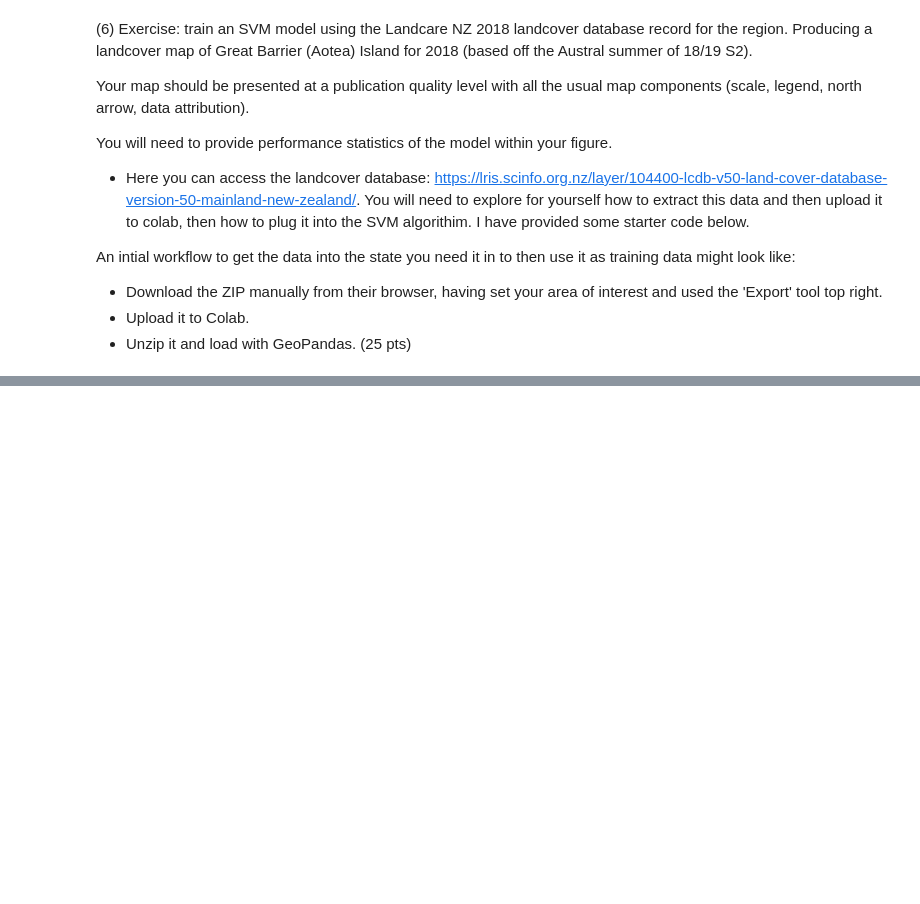
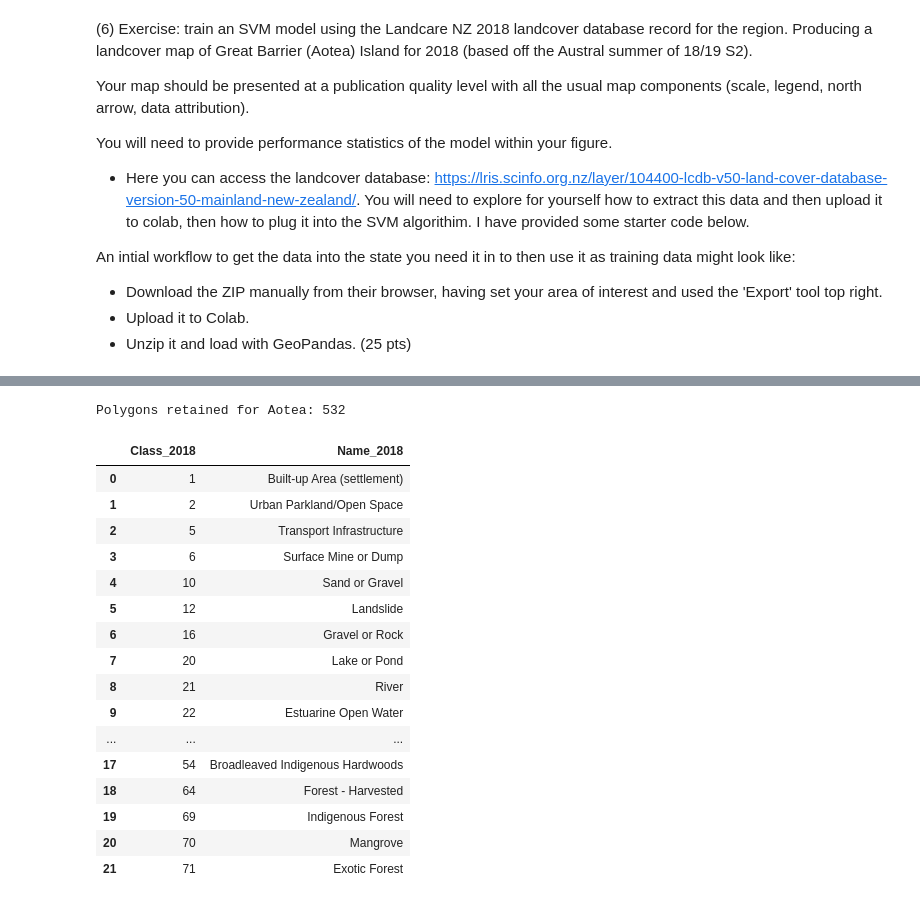
Before and after one commit to lucyr123/SatelliteDataAI-UOA, a Jupyter notebook: Lab-Notebooks/761_Lab2.ipynb, the cells around one changed output, grey strips where cells are left out. Saved outputs shown, nothing was run; the diff lists cells and outputs as text; code cells hidden in the pictures; blank space fills up the shorter version.

```diff
--- a/Lab-Notebooks/761_Lab2.ipynb
+++ b/Lab-Notebooks/761_Lab2.ipynb
@@ -777 +708,50 @@ display(classes_present)
+# %%
+# Restrict the LCDB data to Aotea / Great Barrier Island
+# Convert to WGS84 for clipping and Google Earth Engine.
+gdf = gdf.to_crs("EPSG:4326")
+
+# Tight study-area box around Aotea. This excludes Little Barrier and most surrounding islands/ocean.
+aotea_bounds = [175.25, -36.43, 175.61, -35.97]  # west, south, east, north
+w, s, e, n = aotea_bounds
+bbox_geom = box(w, s, e, n)
+
+# Clip the downloaded polygons locally before sending them to Earth Engine.
+gdf = gdf[gdf.geometry.intersects(bbox_geom)].copy()
+gdf["geometry"] = gdf.geometry.intersection(bbox_geom)
+gdf = gdf[~gdf.geometry.is_empty].copy()
+gdf = gdf[gdf["Class_2018"].notna()].copy()
+gdf["Class_2018"] = gdf["Class_2018"].astype(int)
+
+# Repair invalid geometries
+gdf["geometry"] = gdf.geometry.buffer(0)
+gdf = gdf[~gdf.geometry.is_empty].copy()
+
+print("Polygons retained for Aotea:", len(gdf))
+
+classes_present = (
+    gdf[["Class_2018", "Name_2018"]]
+    .drop_duplicates()
+    .sort_values("Class_2018")
+    .reset_index(drop=True)
+)
+display(classes_present)
+# %% [output]
+Polygons retained for Aotea: 532
+|  | Class_2018 | Name_2018 |
+| 0 | 1 | Built-up Area (settlement) |
+| 1 | 2 | Urban Parkland/Open Space |
+| 2 | 5 | Transport Infrastructure |
+| 3 | 6 | Surface Mine or Dump |
+| 4 | 10 | Sand or Gravel |
+| 5 | 12 | Landslide |
+| 6 | 16 | Gravel or Rock |
+| 7 | 20 | Lake or Pond |
+| 8 | 21 | River |
+| 9 | 22 | Estuarine Open Water |
+| ... | ... | ... |
+| 17 | 54 | Broadleaved Indigenous Hardwoods |
+| 18 | 64 | Forest - Harvested |
+| 19 | 69 | Indigenous Forest |
+| 20 | 70 | Mangrove |
+| 21 | 71 | Exotic Forest |
 # %%
```
Also changed, not shown: parts of 21 cells of this notebook.
